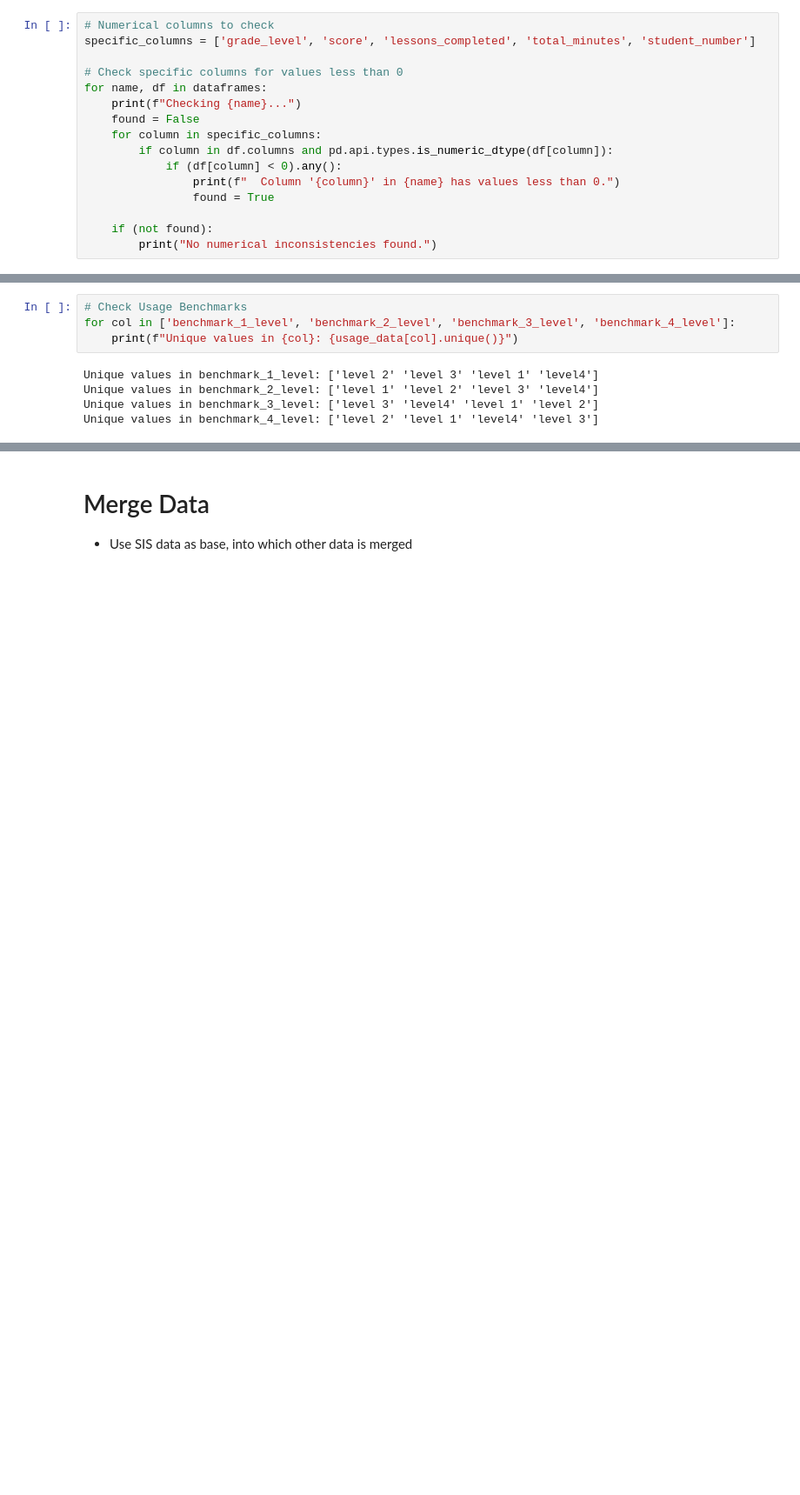
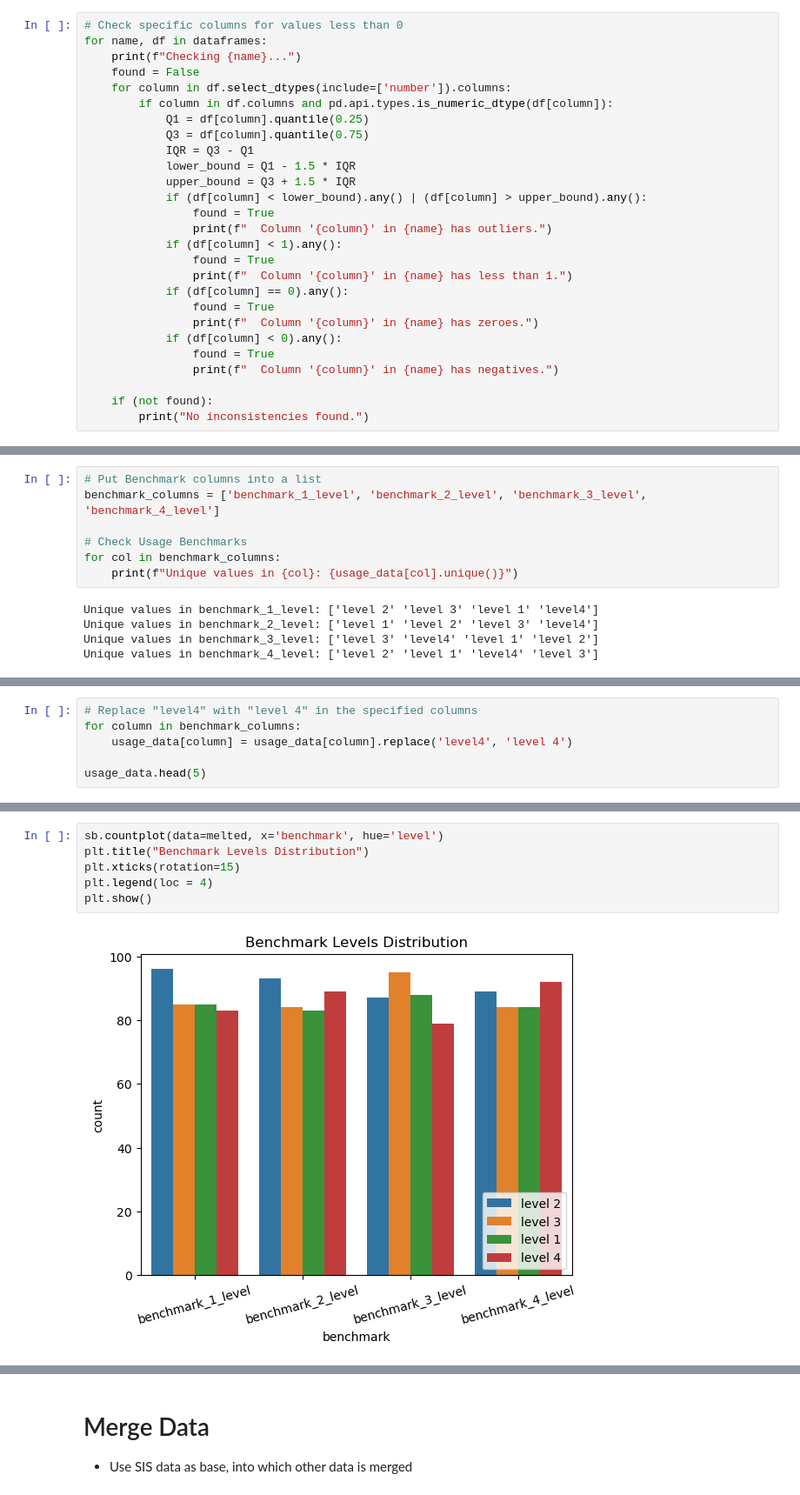
Before and after one commit to bo-boka/student-data-cleaning-project, a Jupyter notebook: Student-Data-Analysis.ipynb, the cells around one changed output, grey strips where cells are left out. Shown at 87% size. Saved outputs shown, nothing was run; the diff lists cells and outputs as text; blank space fills up the shorter version.

Commit message:
Analyze Inconsistencies

```diff
--- a/Student-Data-Analysis.ipynb
+++ b/Student-Data-Analysis.ipynb
@@ -178,20 +185,31 @@ Usage Data has duplicates?: False
 # %% [markdown]
 ## Check Other Columns
 # %%
-# Numerical columns to check
-specific_columns = ['grade_level', 'score', 'lessons_completed', 'total_minutes', 'student_number']
-
 # Check specific columns for values less than 0
 for name, df in dataframes:
     print(f"Checking {name}...")
     found = False
-    for column in specific_columns:
+    for column in df.select_dtypes(include=['number']).columns:
         if column in df.columns and pd.api.types.is_numeric_dtype(df[column]):
+            Q1 = df[column].quantile(0.25)
+            Q3 = df[column].quantile(0.75)
+            IQR = Q3 - Q1
+            lower_bound = Q1 - 1.5 * IQR
+            upper_bound = Q3 + 1.5 * IQR
+            if (df[column] < lower_bound).any() | (df[column] > upper_bound).any():
+                found = True
+                print(f"  Column '{column}' in {name} has outliers.")
+            if (df[column] < 1).any():
+                found = True
+                print(f"  Column '{column}' in {name} has less than 1.")
+            if (df[column] == 0).any():
+                found = True
+                print(f"  Column '{column}' in {name} has zeroes.")
             if (df[column] < 0).any():
-                print(f"  Column '{column}' in {name} has values less than 0.")
                 found = True
+                print(f"  Column '{column}' in {name} has negatives.")
 
     if (not found):
-        print("No numerical inconsistencies found.")
+        print("No inconsistencies found.")
 # %% [output]
 Checking SIS Data...
@@ -273,8 +453,11 @@ IDs in Usage but not in Assessment: 118
 # %% [markdown]
 ## Handle Usage Data
 # %%
+# Put Benchmark columns into a list
+benchmark_columns = ['benchmark_1_level', 'benchmark_2_level', 'benchmark_3_level', 'benchmark_4_level']
+
 # Check Usage Benchmarks
-for col in ['benchmark_1_level', 'benchmark_2_level', 'benchmark_3_level', 'benchmark_4_level']:
+for col in benchmark_columns:
     print(f"Unique values in {col}: {usage_data[col].unique()}")
 # %% [output]
 Unique values in benchmark_1_level: ['level 2' 'level 3' 'level 1' 'level4']
@@ -283,0 +471,6 @@ Unique values in benchmark_4_level: ['level 2' 'level 1' 'level4' 'level 3']
+# %%
+# Replace "level4" with "level 4" in the specified columns
+for column in benchmark_columns:
+    usage_data[column] = usage_data[column].replace('level4', 'level 4')
+
+usage_data.head(5)
@@ -295,0 +503,8 @@ plt.show()
+# %%
+sb.countplot(data=melted, x='benchmark', hue='level')
+plt.title("Benchmark Levels Distribution")
+plt.xticks(rotation=15)
+plt.legend(loc = 4)
+plt.show()
+# %% [output]
+[figure, added]
```
Also changed, not shown: parts of 43 cells of this notebook.
